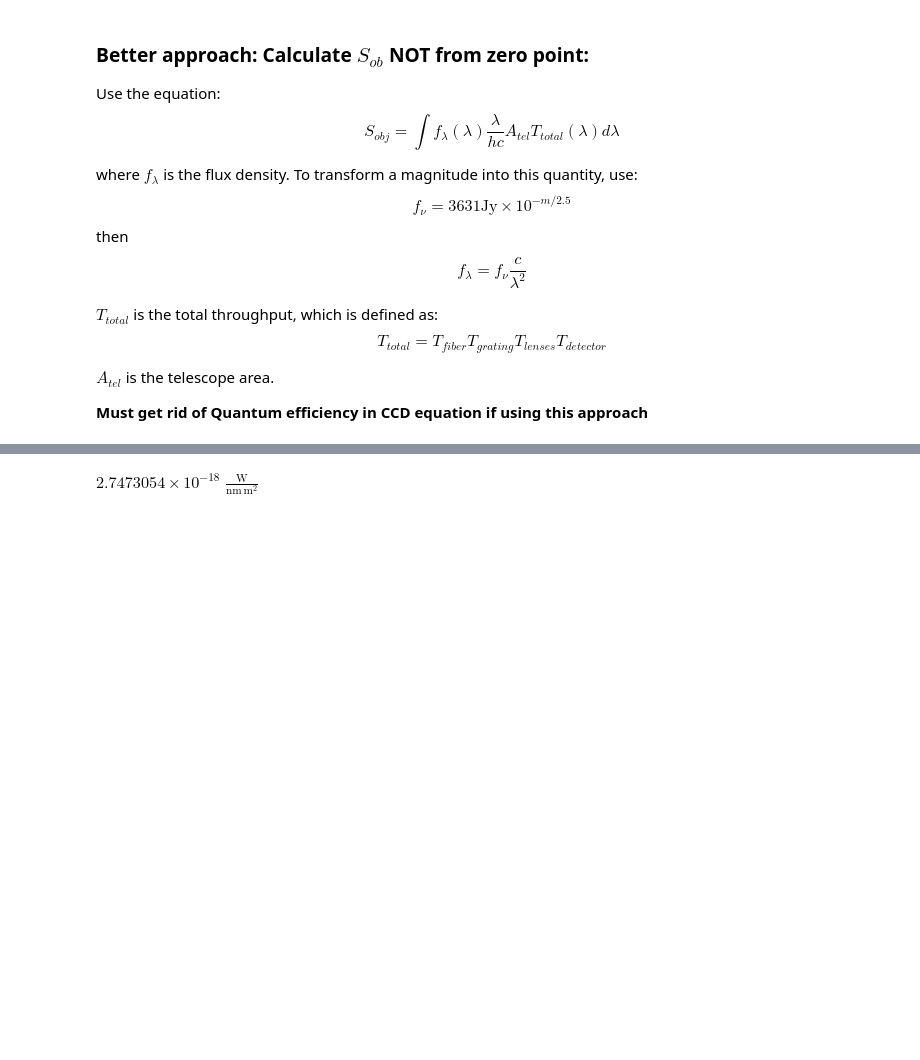
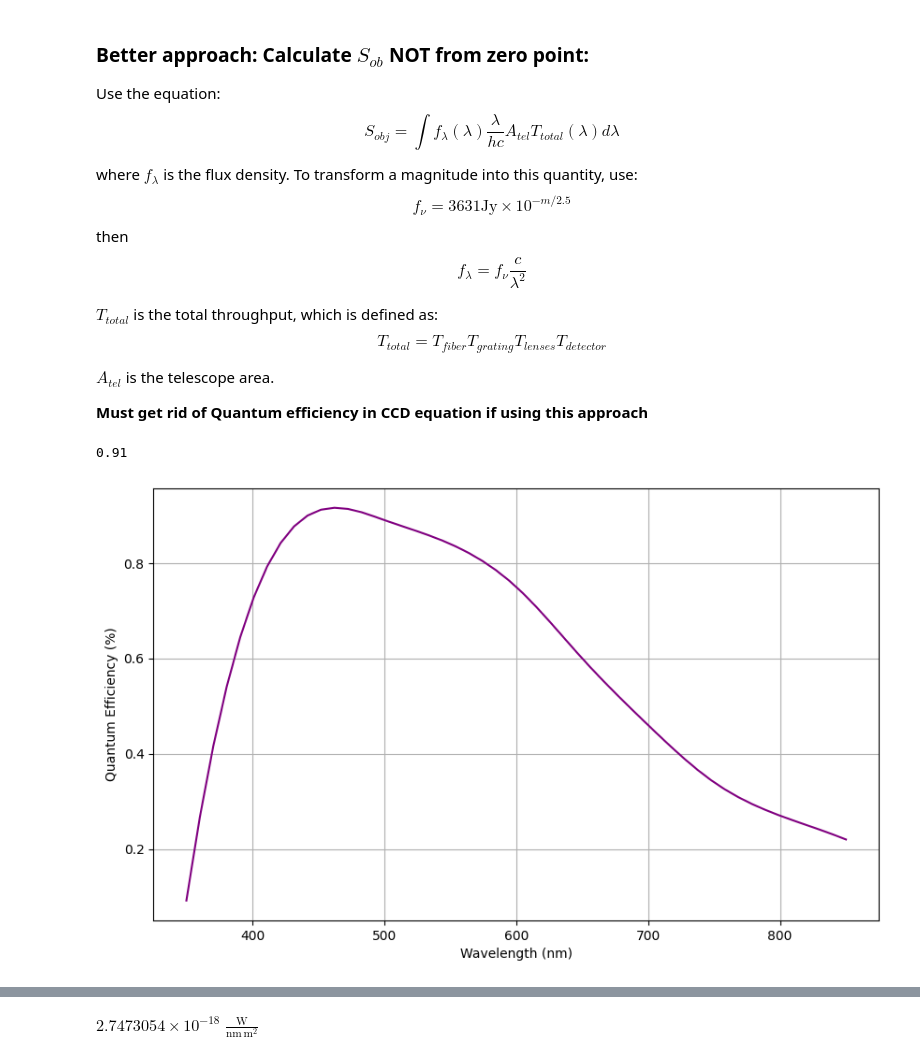
Before and after one commit to MLO-Claud-Spectrograph/etc, a Jupyter notebook: ETC/ETC_Ian.ipynb, the cells around one changed output, grey strips where cells are left out. Saved outputs shown, nothing was run; the diff lists cells and outputs as text; code cells hidden in the pictures; blank space fills up the shorter version.

```diff
--- a/ETC/ETC_Ian.ipynb
+++ b/ETC/ETC_Ian.ipynb
@@ -134,3 +137,26 @@
 $A_{tel}$ is the telescope area.
 
 **Must get rid of Quantum efficiency in CCD equation if using this approach**
+# %%
+plot_waves_qe = [400, 450, 500, 550, 600, 650, 700, 750, 800, 850] #waves inferred from qe plot
+qe_vals = [0.72, 0.91, 0.89, 0.84, 0.75, 0.60, 0.46, 0.34, 0.27, 0.22] # qe  % values inferred from qe plot
+
+qe_curve = interp1d(plot_waves_qe, qe_vals, kind='cubic', bounds_error=False, fill_value='extrapolate') #allow extrapolation, but need to set bounds in functions later
+
+def get_qe(wave_nm):
+    """takes wavelength in nm and returns QE value at that wavelength."""
+    return float(qe_curve(wave_nm))
+
+get_qe(450)
+# %% [output]
+0.91
+# %%
+qe_wave = np.linspace(350, 850)
+qe_curve(qe_wave)
+plt.figure(figsize=(10, 6))
+plt.plot(qe_wave, qe_curve(qe_wave), c='purple')
+plt.xlabel('Wavelength (nm)')
+plt.ylabel('Quantum Efficiency (%)')
+plt.grid();
+# %% [output]
+[figure, added]
```
Also changed, not shown: parts of 10 cells of this notebook.
